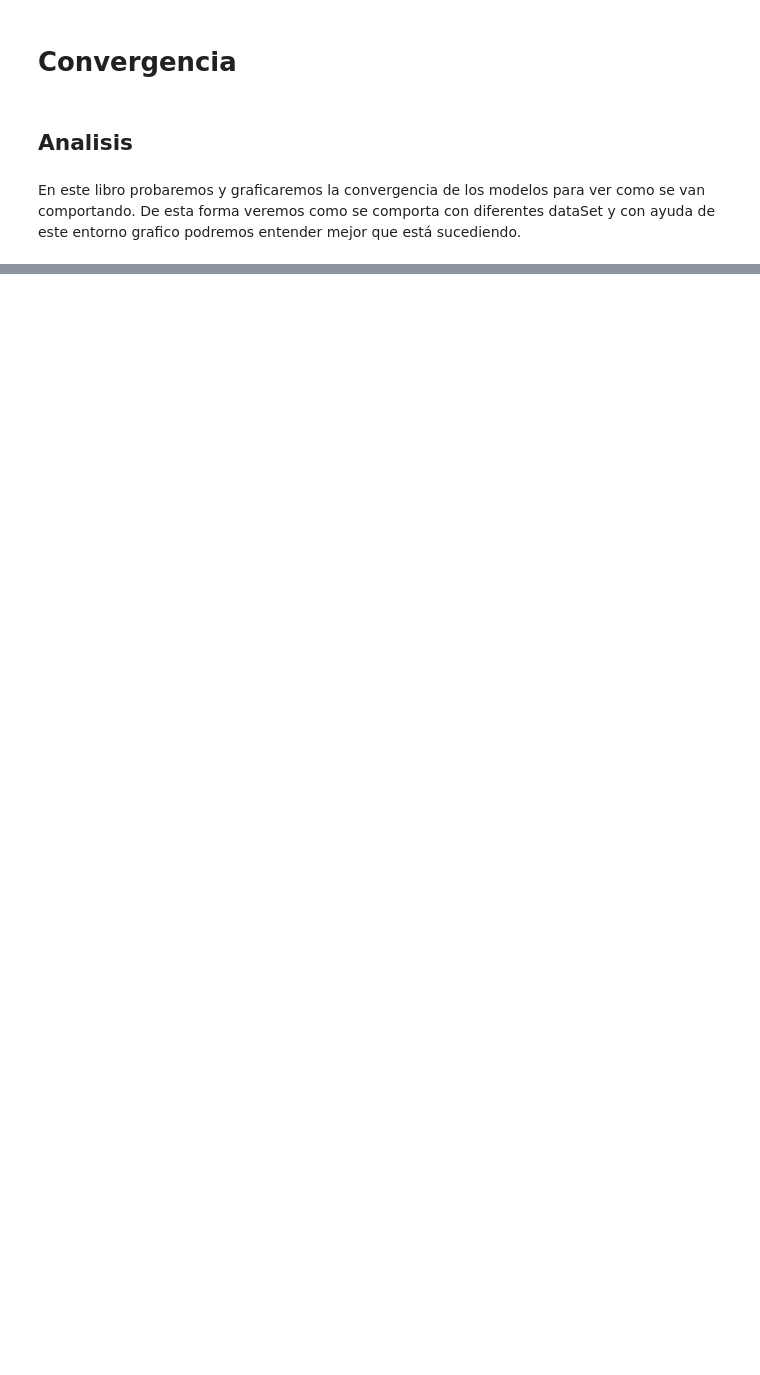
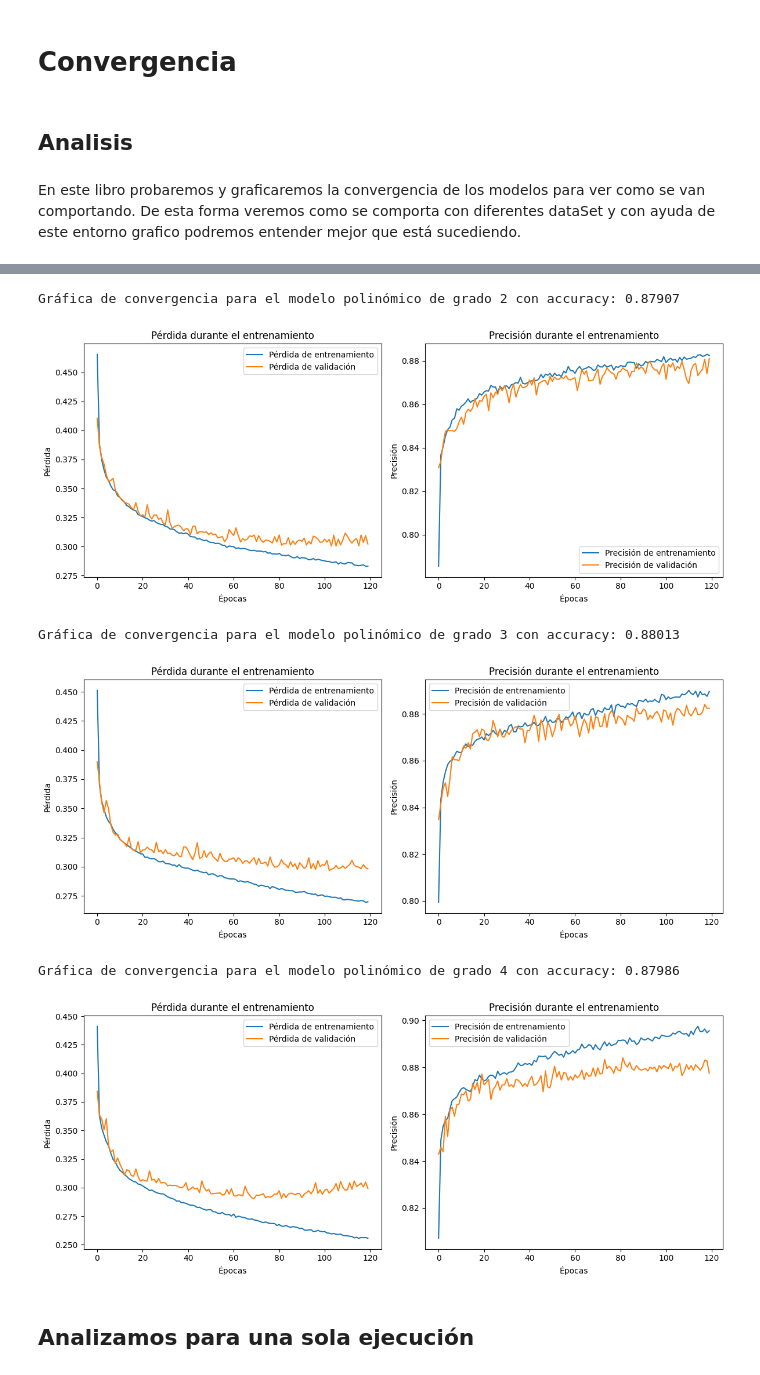
Before and after one commit to NicolasGS02/TFG, a Jupyter notebook: Practicas con Keras/analisisDeConvergencia.ipynb, the cells around one changed output, grey strips where cells are left out. Saved outputs shown, nothing was run; the diff lists cells and outputs as text; code cells hidden in the pictures; blank space fills up the shorter version.

```diff
--- a/Practicas con Keras/analisisDeConvergencia.ipynb
+++ b/Practicas con Keras/analisisDeConvergencia.ipynb
@@ -202,0 +276,18 @@ Gráfica de convergencia para el modelo polinómico de grado 4 con accuracy: 0.8
+# %%
+#Dibujamos las gráficas de convergencia para cada modelo u debajo el acurracy obtenido en el test
+
+print("Gráfica de convergencia para el modelo polinómico de grado 2 con accuracy: {:.5f}".format(model_poli2.evaluate(X_test_scaled, y_test, verbose=0)[1]))
+plot_training_history(history_poli2)
+print("Gráfica de convergencia para el modelo polinómico de grado 3 con accuracy: {:.5f}".format(model_poli3.evaluate(X_test_scaled, y_test, verbose=0)[1]))
+plot_training_history(history_poli3)
+print("Gráfica de convergencia para el modelo polinómico de grado 4 con accuracy: {:.5f}".format(model_poli4.evaluate(X_test_scaled, y_test, verbose=0)[1]))
+plot_training_history(history_poli4)
+# %% [output]
+Gráfica de convergencia para el modelo polinómico de grado 2 con accuracy: 0.87907
+[figure, added]
+Gráfica de convergencia para el modelo polinómico de grado 3 con accuracy: 0.88013
+[figure, added]
+Gráfica de convergencia para el modelo polinómico de grado 4 con accuracy: 0.87986
+[figure, added]
+# %% [markdown]
+## Analizamos para una sola ejecución
```
Also changed, not shown: parts of 17 cells of this notebook, 2 other files.
